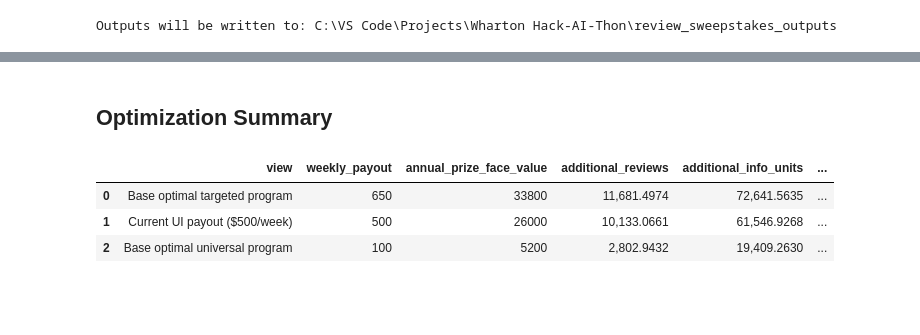
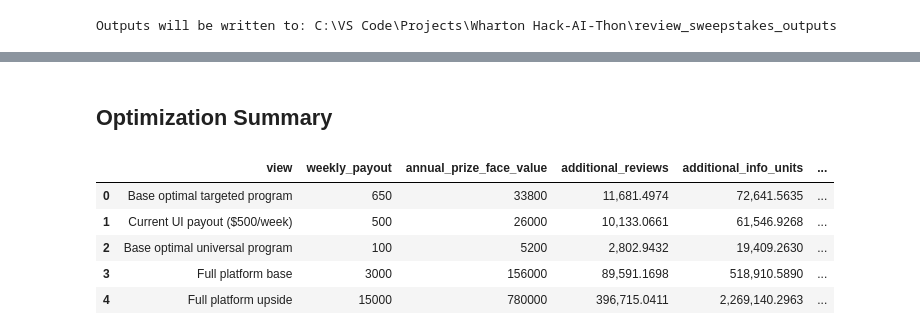
Before and after one commit to Allon-Zhu/Stampedia, a Jupyter notebook: expedia_review_sweepstakes_optimization.ipynb, the cells around one changed output, grey strips where cells are left out. Cells and saved outputs as stored; diff of their text form; code cells hidden in the pictures; blank space fills up the shorter version.

```diff
--- a/expedia_review_sweepstakes_optimization.ipynb
+++ b/expedia_review_sweepstakes_optimization.ipynb
@@ -602,16 +1153,16 @@ savefig(fig, "03_rollout_layers")
 # %%
-targeted_optimal = targeted_base.sort_values("net_incremental_ebitda", ascending=False).iloc[0]
 current_ui = targeted_base.loc[targeted_base["weekly_payout"] == 500].iloc[0]
 universal_optimal = base_optima.loc[base_optima["scenario"] == "Universal sweepstakes"].iloc[0]
-pilot_rollout = rollout_summary.loc[rollout_summary["layer"] == "Pilot"].iloc[0]
-scaled_rollout = rollout_summary.loc[rollout_summary["layer"] == "Scaled rollout"].iloc[0]
-enterprise_rollout = rollout_summary.loc[rollout_summary["layer"] == "Company-wide upside"].iloc[0]
+full_platform_base = rollout_summary.loc[rollout_summary["layer"] == "Full platform base"].iloc[0]
+full_platform_upside = rollout_summary.loc[rollout_summary["layer"] == "Full platform upside"].iloc[0]
 
 optimization_summary = pd.DataFrame(
     [
         {"view": "Base optimal targeted program", **targeted_optimal.to_dict()},
         {"view": "Current UI payout ($500/week)", **current_ui.to_dict()},
         {"view": "Base optimal universal program", **universal_optimal.to_dict()},
+        {"view": "Full platform base", **full_platform_base.to_dict()},
+        {"view": "Full platform upside", **full_platform_upside.to_dict()},
     ]
 )
 optimization_summary.to_csv(OUTPUT_DIR / "optimization_summary.csv", index=False)
@@ -619,16 +1170,33 @@ optimization_summary.to_csv(OUTPUT_DIR / "optimization_summary.csv", index=False
 recommendation = (
     "## Recommendation\n\n"
     f"- **Pilot recommendation**: about **${int(targeted_optimal['weekly_payout'])}/week** for the moderate-rating targeted program.\n"
-    f"- In the pilot-scale base case, that corresponds to **{usd(targeted_optimal['annual_prize_face_value'])}** of annual face-value budget, **{usd(targeted_optimal['incremental_revenue'])}** of incremental revenue, **{usd(targeted_optimal['incremental_ebitda'])}** of incremental EBITDA, and **{usd(targeted_optimal['net_incremental_ebitda'])}** of net value.\n"
-    f"- The current **$500/week** demo design is **close to optimal**: it still delivers about **{usd(current_ui['net_incremental_ebitda'])}** of net incremental EBITDA in the base case.\n"
-    f"- A universal sweepstakes is much weaker; its best tested payout only produces about **{usd(universal_optimal['net_incremental_ebitda'])}** of net value.\n"
-    f"- If Expedia scales the same incentive intensity beyond the pilot, the model shows much larger upside: the **Scaled rollout** layer reaches about **{usd(scaled_rollout['incremental_revenue'])}** revenue and **{usd(scaled_rollout['net_incremental_ebitda'])}** net EBITDA, while the **Company-wide upside** layer reaches about **{usd(enterprise_rollout['incremental_revenue'])}** revenue and **{usd(enterprise_rollout['net_incremental_ebitda'])}** net EBITDA.\n"
-    "- Best pitch framing: keep the clean **$500/week** UX in the demo for the pilot, and use the rollout table to show how the same product logic can expand into Expedia-scale economics."
+    f"- In the pilot-scale base case, that corresponds to **{usd(targeted_optimal['incremental_revenue'])}** of incremental revenue, **{usd(targeted_optimal['incremental_ebitda'])}** of incremental EBITDA, **{usd(targeted_optimal['total_program_cost'])}** of total program cost, and **{usd(targeted_optimal['net_incremental_ebitda'])}** of all-in net EBITDA.\n"
+    f"- The current **$500/week** demo design is still close to optimal, with about **{usd(current_ui['net_incremental_ebitda'])}** of all-in net EBITDA in the base case.\n"
+    f"- The all-in **GPT-4o mini** ranking cost is tiny relative to the prize pool: about **{usd(ai_cost_per_call)} per ranking call**, or about **{usd(ai_cost_per_call * 1000)} per 1,000 ranking calls** under the selected token assumptions.\n"
+    f"- At **full platform base** scale, the model lands near **${int(full_platform_base['weekly_payout'])}/week**, creating about **{usd(full_platform_base['incremental_gross_bookings'])}** of incremental gross bookings, **{usd(full_platform_base['incremental_revenue'])}** of incremental revenue, and **{usd(full_platform_base['net_incremental_ebitda'])}** of all-in net EBITDA on **{usd(full_platform_base['total_program_cost'])}** of program cost.\n"
+    f"- At **full platform upside** scale, the model lands near **${int(full_platform_upside['weekly_payout'])}/week**, creating about **{usd(full_platform_upside['incremental_gross_bookings'])}** of incremental gross bookings, **{usd(full_platform_upside['incremental_revenue'])}** of incremental revenue, and **{usd(full_platform_upside['net_incremental_ebitda'])}** of all-in net EBITDA on **{usd(full_platform_upside['total_program_cost'])}** of program cost.\n"
+    f"- Best pitch framing: lead with the base full-platform case showing that **incremental revenue is about {full_platform_base['revenue_to_program_cost_x']:.1f}x total program cost**, then use the upside case to show how much larger the value becomes if Expedia believes review quality has a stronger booking effect."
 )
 
 display(Markdown(recommendation))
 display(Markdown("## Optimization Summary"))
-display(optimization_summary[["view", "weekly_payout", "annual_prize_face_value", "additional_reviews", "additional_info_units", "incremental_revenue", "incremental_ebitda", "economic_cost", "net_incremental_ebitda"]])
+display(
+    optimization_summary[
+        [
+            "view",
+            "weekly_payout",
+            "annual_prize_face_value",
+            "additional_reviews",
+            "additional_info_units",
+            "incremental_revenue",
+            "incremental_ebitda",
+            "economic_cost",
+            "annual_ai_cost",
+            "total_program_cost",
+            "net_incremental_ebitda",
+        ]
+    ]
+)
 # %% [output]
 ## Recommendation
 
@@ -641,5 +1210,7 @@ display(optimization_summary[["view", "weekly_payout", "annual_prize_face_value"
 ## Optimization Summary
 |  | view | weekly_payout | annual_prize_face_value | additional_reviews | additional_info_units | ... |
 | 0 | Base optimal targeted program | 650 | 33800 | 11,681.4974 | 72,641.5635 | ... |
 | 1 | Current UI payout ($500/week) | 500 | 26000 | 10,133.0661 | 61,546.9268 | ... |
 | 2 | Base optimal universal program | 100 | 5200 | 2,802.9432 | 19,409.2630 | ... |
+| 3 | Full platform base | 3000 | 156000 | 89,591.1698 | 518,910.5890 | ... |
+| 4 | Full platform upside | 15000 | 780000 | 396,715.0411 | 2,269,140.2963 | ... |
```
Also changed, not shown: parts of 13 cells of this notebook, 25 other files.
